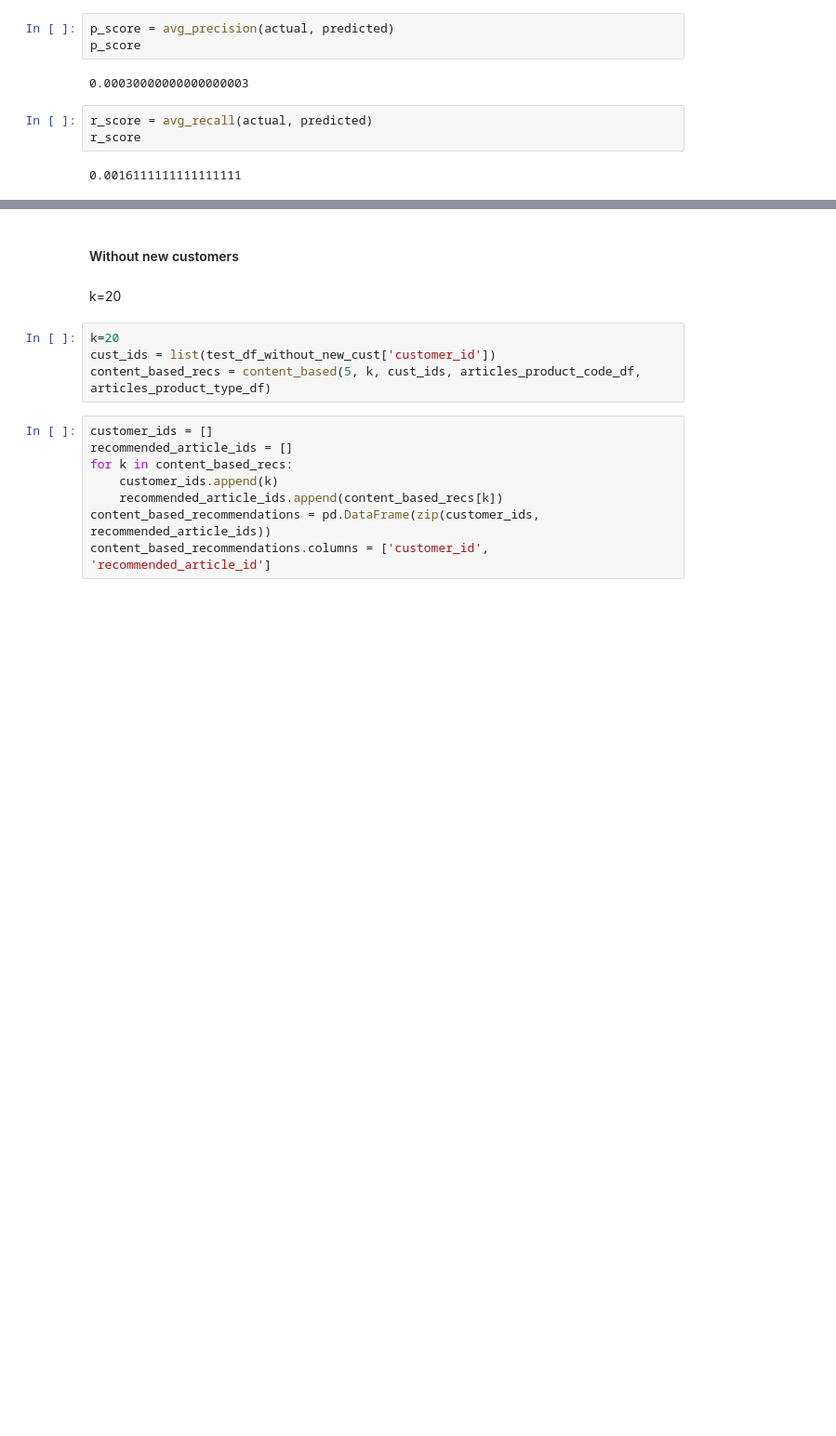
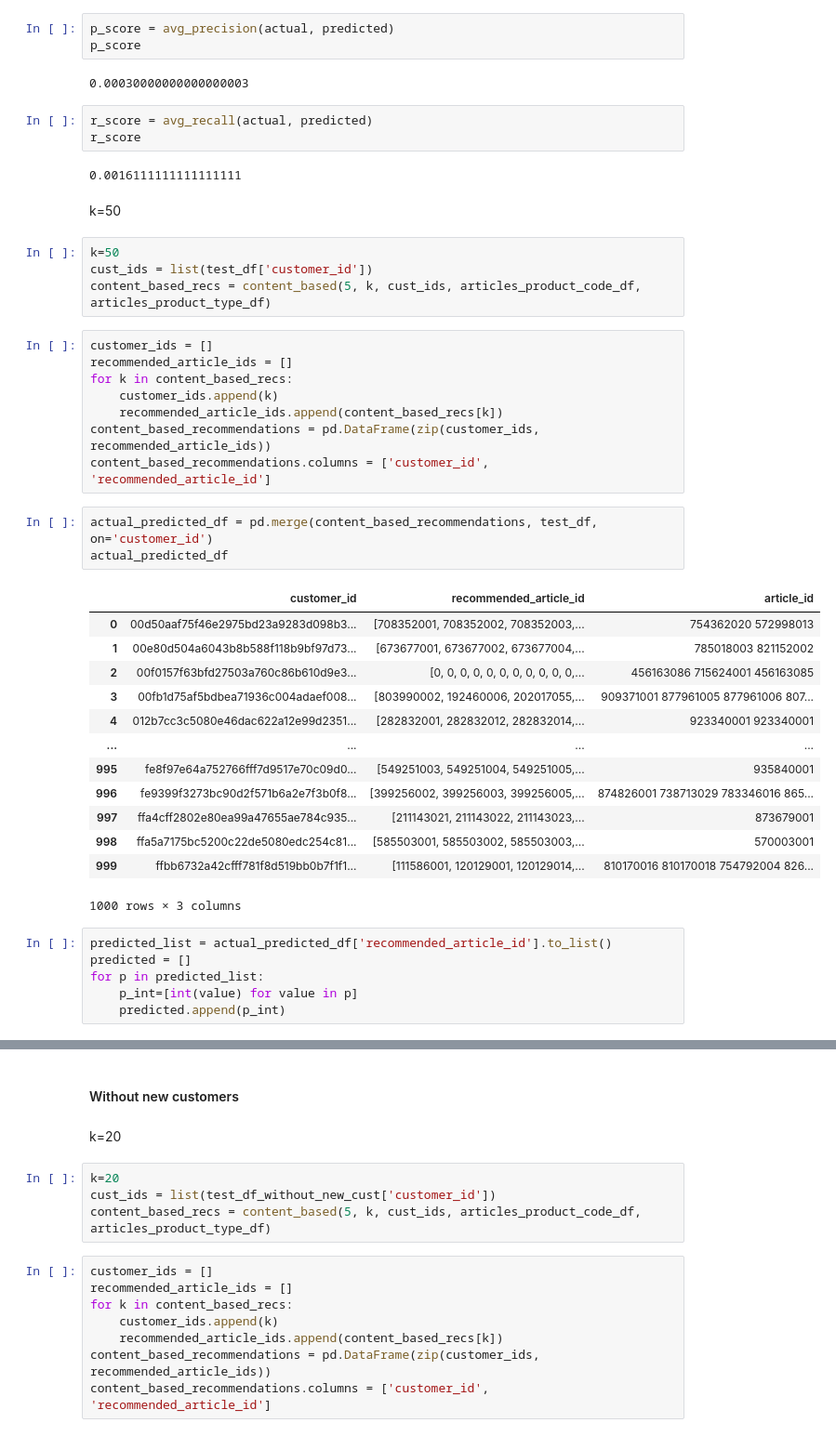
Before and after one commit to aindrila28/recommender_systems, a Jupyter notebook: Non-personalised.ipynb, the cells around one changed output, grey strips where cells are left out. Shown: that part at 93% size. Drawn from its saved outputs; the diff is of its cells as text; blank space fills up the shorter version.

```diff
--- a/Non-personalised.ipynb
+++ b/Non-personalised.ipynb
@@ -799,3 +951,40 @@ r_score = avg_recall(actual, predicted)
 r_score
 # %% [output]
 0.0016111111111111111
+# %% [markdown]
+k=50
+# %%
+k=50
+cust_ids = list(test_df['customer_id'])
+content_based_recs = content_based(5, k, cust_ids, articles_product_code_df, articles_product_type_df)
+# %%
+customer_ids = []
+recommended_article_ids = []
+for k in content_based_recs:
+    customer_ids.append(k)
+    recommended_article_ids.append(content_based_recs[k])
+content_based_recommendations = pd.DataFrame(zip(customer_ids, recommended_article_ids))
+content_based_recommendations.columns = ['customer_id', 'recommended_article_id']
+# %%
+actual_predicted_df = pd.merge(content_based_recommendations, test_df, on='customer_id')
+actual_predicted_df
+# %% [output]
+|  | customer_id | recommended_article_id | article_id |
+| 0 | 00d50aaf75f46e2975bd23a9283d098b3... | [708352001, 708352002, 708352003,... | 754362020 572998013 |
+| 1 | 00e80d504a6043b8b588f118b9bf97d73... | [673677001, 673677002, 673677004,... | 785018003 821152002 |
+| 2 | 00f0157f63bfd27503a760c86b610d9e3... | [0, 0, 0, 0, 0, 0, 0, 0, 0, 0, 0,... | 456163086 715624001 456163085 |
+| 3 | 00fb1d75af5bdbea71936c004adaef008... | [803990002, 192460006, 202017055,... | 909371001 877961005 877961006 807... |
+| 4 | 012b7cc3c5080e46dac622a12e99d2351... | [282832001, 282832012, 282832014,... | 923340001 923340001 |
+| ... | ... | ... | ... |
+| 995 | fe8f97e64a752766fff7d9517e70c09d0... | [549251003, 549251004, 549251005,... | 935840001 |
+| 996 | fe9399f3273bc90d2f571b6a2e7f3b0f8... | [399256002, 399256003, 399256005,... | 874826001 738713029 783346016 865... |
+| 997 | ffa4cff2802e80ea99a47655ae784c935... | [211143021, 211143022, 211143023,... | 873679001 |
+| 998 | ffa5a7175bc5200c22de5080edc254c81... | [585503001, 585503002, 585503003,... | 570003001 |
+| 999 | ffbb6732a42cfff781f8d519bb0b7f1f1... | [111586001, 120129001, 120129014,... | 810170016 810170018 754792004 826... |
+1000 rows × 3 columns
+# %%
+predicted_list = actual_predicted_df['recommended_article_id'].to_list()
+predicted = []
+for p in predicted_list:
+    p_int=[int(value) for value in p]
+    predicted.append(p_int)
```
Also changed, not shown: parts of 106 cells of this notebook.
